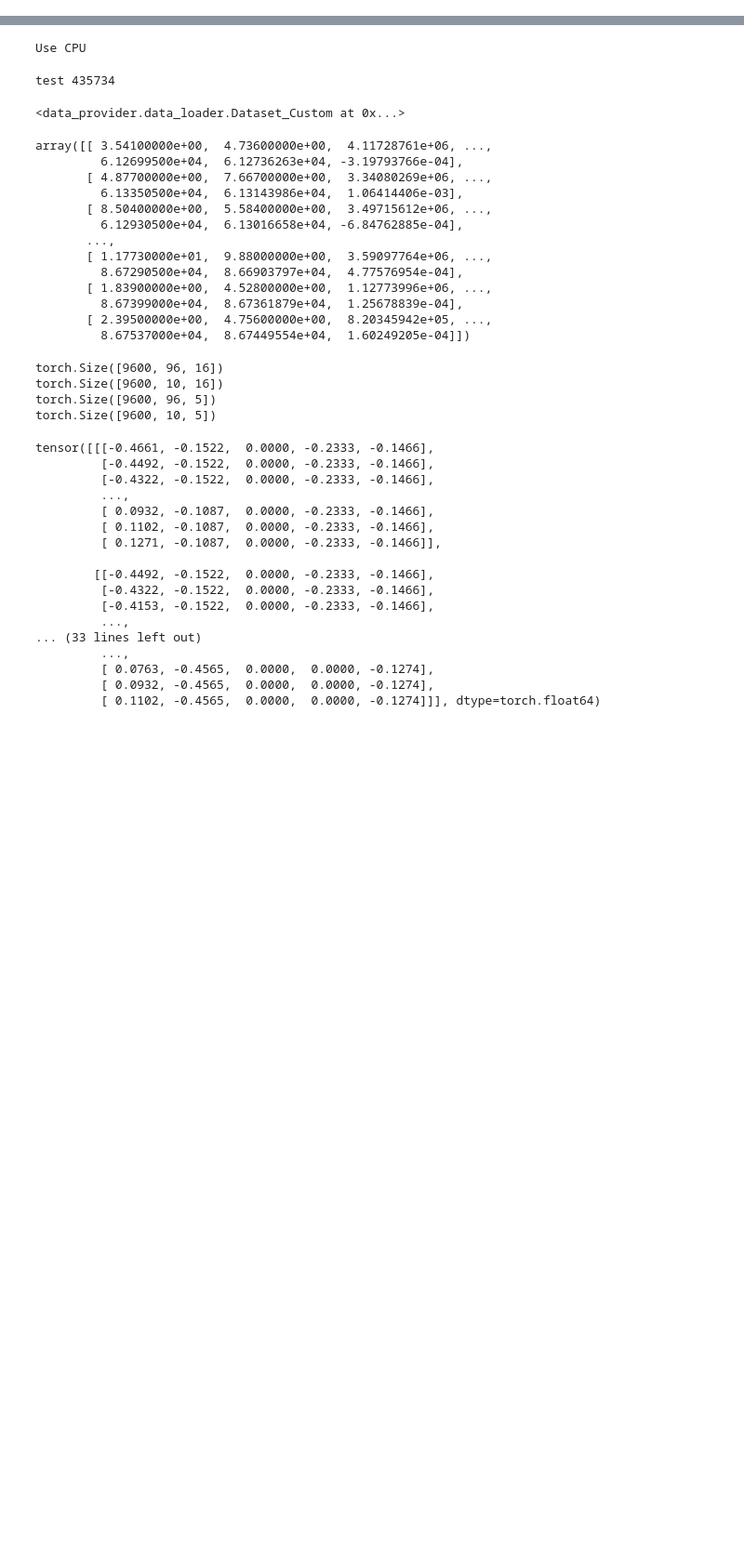
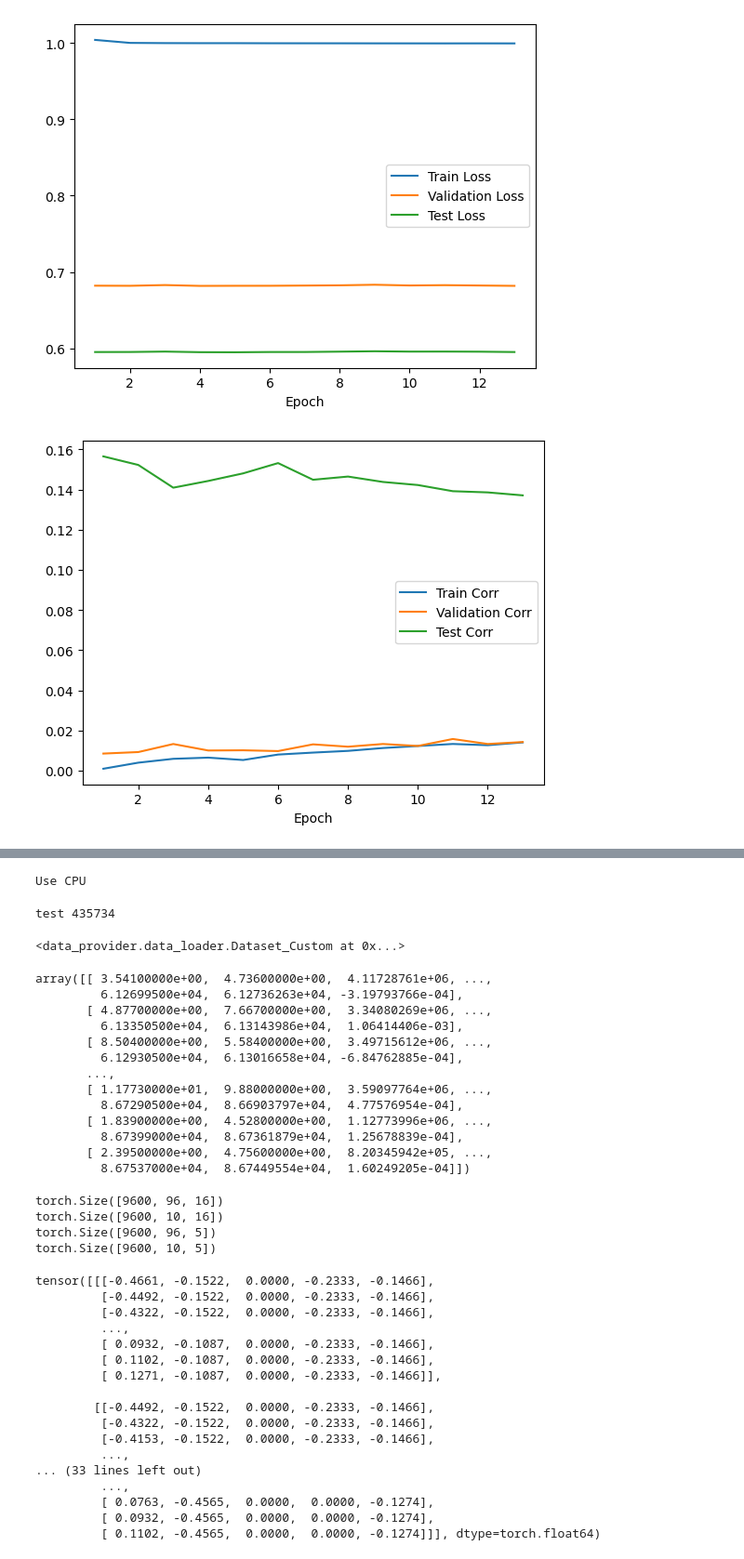
Before and after one commit to NTUCharlie/timesnet_learning, a Jupyter notebook: timesnet.ipynb, the cells around one changed output, grey strips where cells are left out. Shown at 93% size. Drawn from its saved outputs; the diff is of its cells as text; code cells hidden in the pictures; blank space fills up the shorter version.

```diff
--- a/timesnet.ipynb
+++ b/timesnet.ipynb
@@ -18,0 +79,14 @@ checkpoints/long_term_forecast_btc_96_96_close30_nontimef_withscale_TimesNet_cus
+# %%
+exp_label = "long_term_forecast_no_revin_btc_pct30_target_norevin_TimesNet_norevin_custom_target_ftMS_sl360_ll0_pl1_dm6_nh8_el1_dl1_df6_expand2_dc4_fc3_ebtimeF_dtTrue_Exp_0"
+loss_corr = f"~/git/timesnet_dev/timesnet_learning/checkpoints/{exp_label}/losses_and_correlations.csv"
+loss_corr_df = pd.read_csv(loss_corr)
+loss_corr_df.set_index('Epoch',inplace=True)
+plt.close()
+loss_corr_df[['Train Loss','Validation Loss', 'Test Loss']].plot()
+plt.show()
+plt.close()
+loss_corr_df[['Train Corr','Validation Corr', 'Test Corr']].plot()
+plt.show()
+# %% [output]
+[figure, added]
+[figure, added]
```
Also changed, not shown: parts of 31 cells of this notebook.
